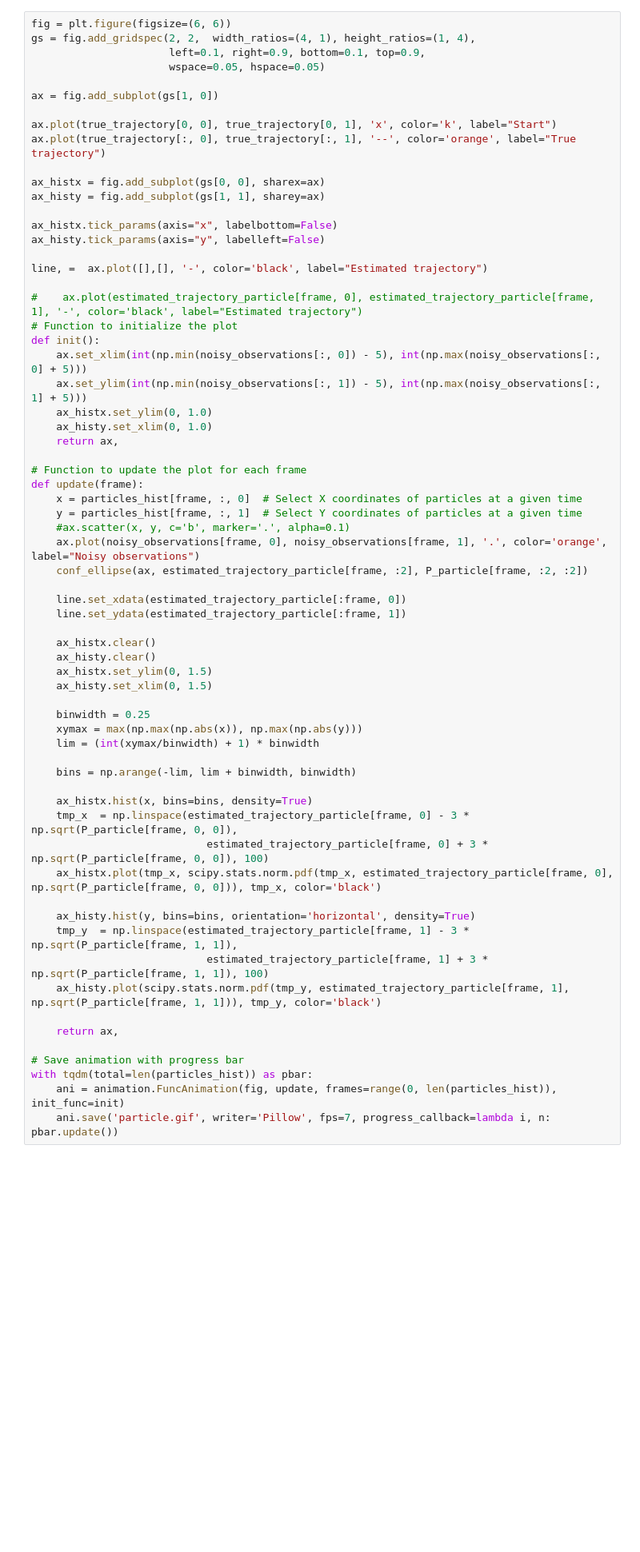
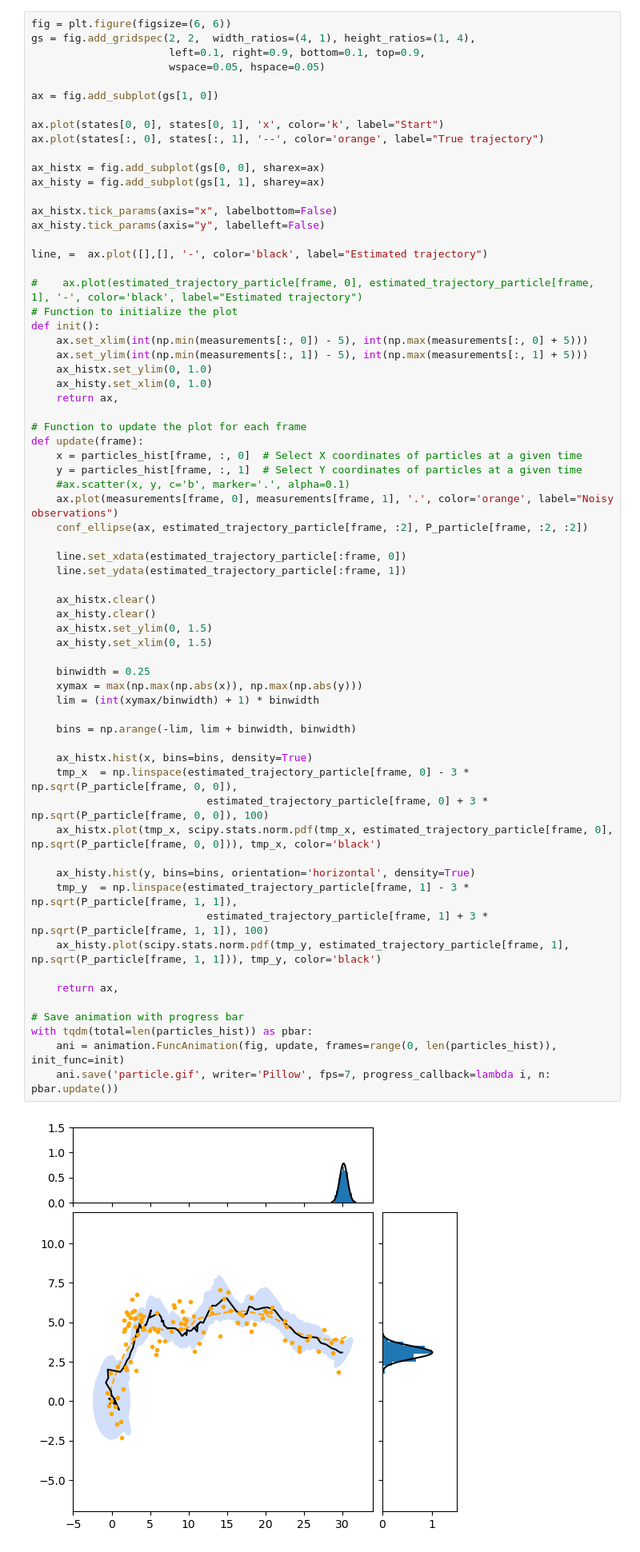
Before and after one commit to AndersGMadsen/bayesian-state-space-models, a Jupyter notebook: particle.ipynb, the cells around one changed output. Shown at 80% size. Drawn from its saved outputs; the diff is of its cells as text; blank space fills up the shorter version.

```diff
--- a/particle.ipynb
+++ b/particle.ipynb
@@ -185,8 +126,8 @@ gs = fig.add_gridspec(2, 2,  width_ratios=(4, 1), height_ratios=(1, 4),
 
 ax = fig.add_subplot(gs[1, 0])
 
-ax.plot(true_trajectory[0, 0], true_trajectory[0, 1], 'x', color='k', label="Start")
-ax.plot(true_trajectory[:, 0], true_trajectory[:, 1], '--', color='orange', label="True trajectory")
+ax.plot(states[0, 0], states[0, 1], 'x', color='k', label="Start")
+ax.plot(states[:, 0], states[:, 1], '--', color='orange', label="True trajectory")
 
 ax_histx = fig.add_subplot(gs[0, 0], sharex=ax)
 ax_histy = fig.add_subplot(gs[1, 1], sharey=ax)
@@ -199,8 +140,8 @@ line, =  ax.plot([],[], '-', color='black', label="Estimated trajectory")
 #    ax.plot(estimated_trajectory_particle[frame, 0], estimated_trajectory_particle[frame, 1], '-', color='black', label="Estimated trajectory")
 # Function to initialize the plot
 def init():
-    ax.set_xlim(int(np.min(noisy_observations[:, 0]) - 5), int(np.max(noisy_observations[:, 0] + 5)))
-    ax.set_ylim(int(np.min(noisy_observations[:, 1]) - 5), int(np.max(noisy_observations[:, 1] + 5)))
+    ax.set_xlim(int(np.min(measurements[:, 0]) - 5), int(np.max(measurements[:, 0] + 5)))
+    ax.set_ylim(int(np.min(measurements[:, 1]) - 5), int(np.max(measurements[:, 1] + 5)))
     ax_histx.set_ylim(0, 1.0)
     ax_histy.set_xlim(0, 1.0)
     return ax,
@@ -210,36 +151,38 @@ def update(frame):
     x = particles_hist[frame, :, 0]  # Select X coordinates of particles at a given time
     y = particles_hist[frame, :, 1]  # Select Y coordinates of particles at a given time
     #ax.scatter(x, y, c='b', marker='.', alpha=0.1)
-    ax.plot(noisy_observations[frame, 0], noisy_observations[frame, 1], '.', color='orange', label="Noisy observations")
+    ax.plot(measurements[frame, 0], measurements[frame, 1], '.', color='orange', label="Noisy observations")
     conf_ellipse(ax, estimated_trajectory_particle[frame, :2], P_particle[frame, :2, :2])
 
     line.set_xdata(estimated_trajectory_particle[:frame, 0])
     line.set_ydata(estimated_trajectory_particle[:frame, 1])
 
     ax_histx.clear()
     ax_histy.clear()
     ax_histx.set_ylim(0, 1.5)
     ax_histy.set_xlim(0, 1.5)
 
     binwidth = 0.25
     xymax = max(np.max(np.abs(x)), np.max(np.abs(y)))
     lim = (int(xymax/binwidth) + 1) * binwidth
 
     bins = np.arange(-lim, lim + binwidth, binwidth)
 
     ax_histx.hist(x, bins=bins, density=True)
     tmp_x  = np.linspace(estimated_trajectory_particle[frame, 0] - 3 * np.sqrt(P_particle[frame, 0, 0]),
                             estimated_trajectory_particle[frame, 0] + 3 * np.sqrt(P_particle[frame, 0, 0]), 100)
     ax_histx.plot(tmp_x, scipy.stats.norm.pdf(tmp_x, estimated_trajectory_particle[frame, 0], np.sqrt(P_particle[frame, 0, 0])), tmp_x, color='black')
 
     ax_histy.hist(y, bins=bins, orientation='horizontal', density=True)
     tmp_y  = np.linspace(estimated_trajectory_particle[frame, 1] - 3 * np.sqrt(P_particle[frame, 1, 1]),
                             estimated_trajectory_particle[frame, 1] + 3 * np.sqrt(P_particle[frame, 1, 1]), 100)
     ax_histy.plot(scipy.stats.norm.pdf(tmp_y, estimated_trajectory_particle[frame, 1], np.sqrt(P_particle[frame, 1, 1])), tmp_y, color='black')
 
     return ax,
 
 # Save animation with progress bar
 with tqdm(total=len(particles_hist)) as pbar:
     ani = animation.FuncAnimation(fig, update, frames=range(0, len(particles_hist)), init_func=init)
     ani.save('particle.gif', writer='Pillow', fps=7, progress_callback=lambda i, n: pbar.update())
+# %% [output]
+[figure, added]
```
Also changed, not shown: parts of 7 cells of this notebook, 1 other file.
